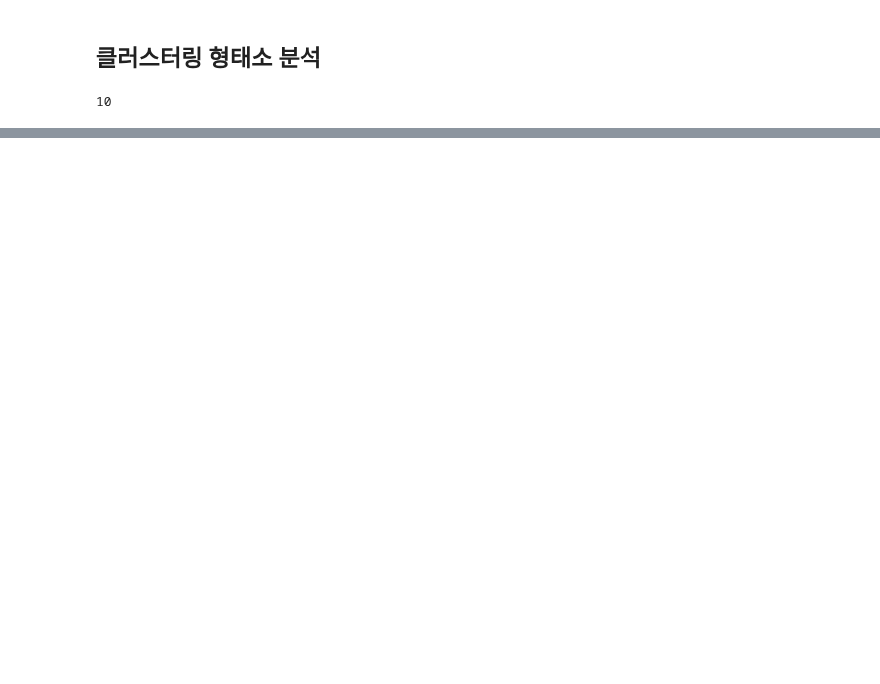
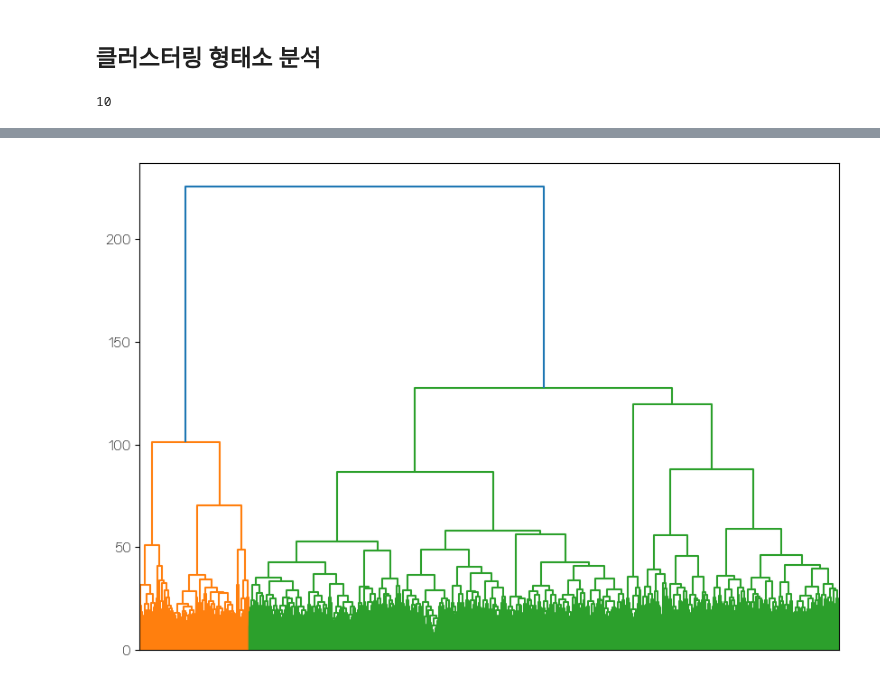
Before and after one commit to SeokyeongKim/PY202309-P, a Jupyter notebook: Sources/model.ipynb, the cells around one changed output, grey strips where cells are left out. Drawn from its saved outputs; the diff is of its cells as text; code cells hidden in the pictures; blank space fills up the shorter version.

Commit message:
implement clustering function

```diff
--- a/Sources/model.ipynb
+++ b/Sources/model.ipynb
@@ -431,0 +471,9 @@ print(len(sentences_tag_n))
+# %%
+import matplotlib.font_manager as fm
+import matplotlib.pyplot as plt
+
+font = fm.FontEntry(
+    fname=r'./NanumSquareNeo-Variable.ttf',   # ttf 파일이 저장되어 있는 경로
+    name='NanumGothic')                        # 이 폰트의 원하는 이름 설정
+fm.fontManager.ttflist.insert(0, font)              # Matplotlib에 폰트 추가
+plt.rcParams.update({'font.size': 10, 'font.family': 'NanumGothic'}) # 폰트 설정
@@ -431,0 +633,8 @@ print(len(sentences_tag_n))
+# %%
+sys.setrecursionlimit(10000)
+
+print("hierarchical Clustering")
+
+X = model.docvecs.vectors_docs
+
+linked = linkage(X, 'ward')
@@ -431,0 +653,8 @@ print(len(sentences_tag_n))
+# %%
+labelList = range(1, 11)
+
+plt.figure(figsize=(10, 7))
+dendrogram(linked,no_labels=True)
+plt.show()
+# %% [output]
+[figure, added]
```
Also changed, not shown: parts of 20 cells of this notebook, 3 other files.
